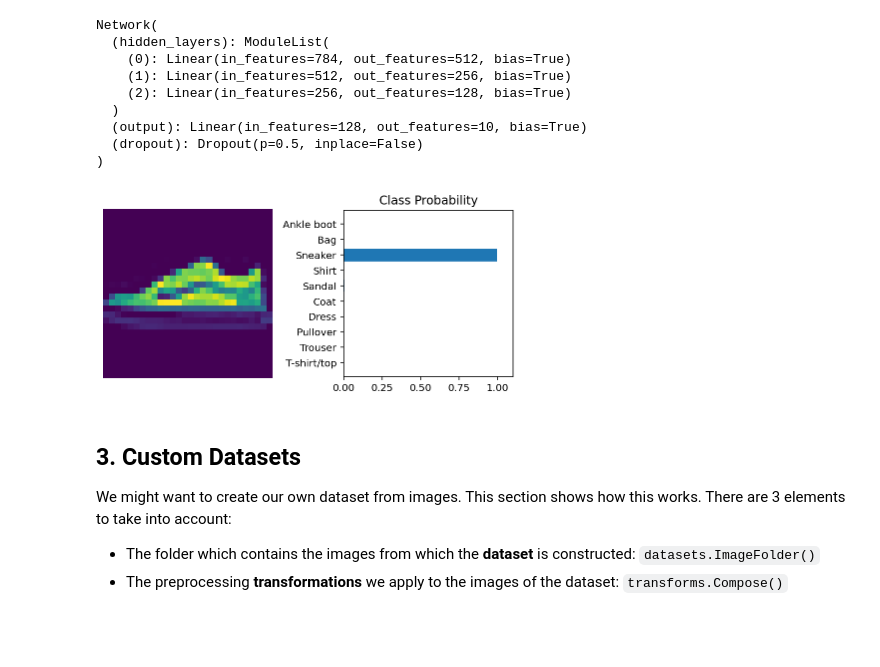
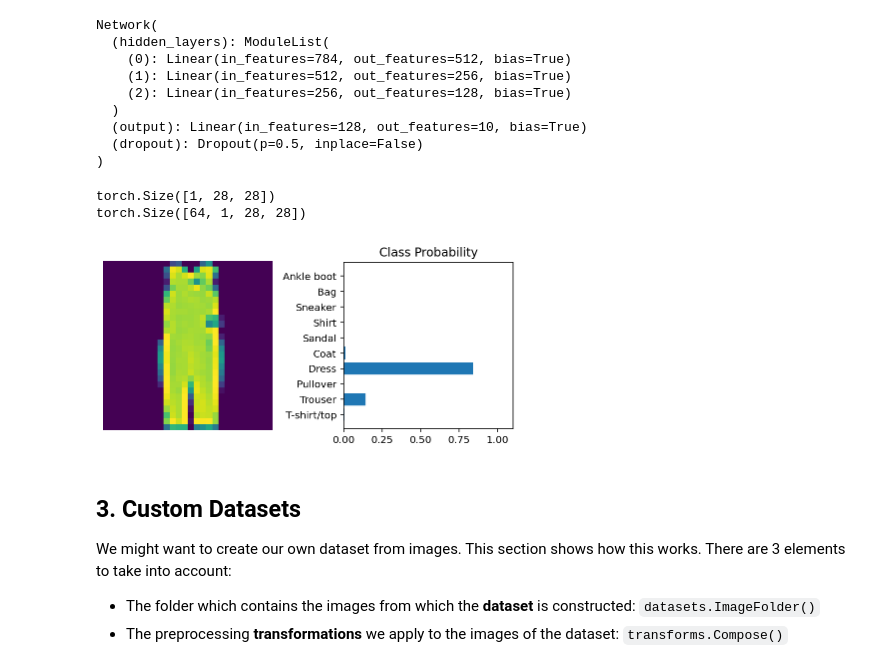
Before and after one commit to mxagar/deep_learning_udacity, a Jupyter notebook: 02_Pytorch_Guide/lab/pytorch_example_00/application_notebook.ipynb, the cells around one changed output. Cells and saved outputs as stored; diff of their text form; code cells hidden in the pictures; blank space fills up the shorter version.

```diff
--- a/02_Pytorch_Guide/lab/pytorch_example_00/application_notebook.ipynb
+++ b/02_Pytorch_Guide/lab/pytorch_example_00/application_notebook.ipynb
@@ -120,17 +120,21 @@ Network(
 # %%
 # INFER & VISUALIZE
 model.eval()
 images, labels = next(iter(testloader))
-img = images[0]
+img = images[0] # Take one image from batch
+print(img.shape) # [1, 28, 28]
+print(images.shape) # [64, 1, 28, 28]
 # Images can be flattened with .view()
-#img = img.view(1, 28*28)
 img = img.view(1, images.shape[2]*images.shape[3]) # Note: visualization for one channel
 with torch.no_grad():
     output = model.forward(img)
 ps = torch.exp(output)
-hnn.view_classify(img.view(1, images.shape[2], images.shape[3]), ps, trainset.classes)
+hnn.view_classify(img.view(1, 1, images.shape[2], images.shape[3]), ps, trainset.classes)
+#hnn.view_classify(images[0], ps, trainset.classes)
 # %% [output]
+torch.Size([1, 28, 28])
+torch.Size([64, 1, 28, 28])
-[figure, old version]
+[figure, new version]
 # %% [markdown]
 ## 3. Custom Datasets
 
```
Also changed, not shown: parts of 8 cells of this notebook, 6 other files.
